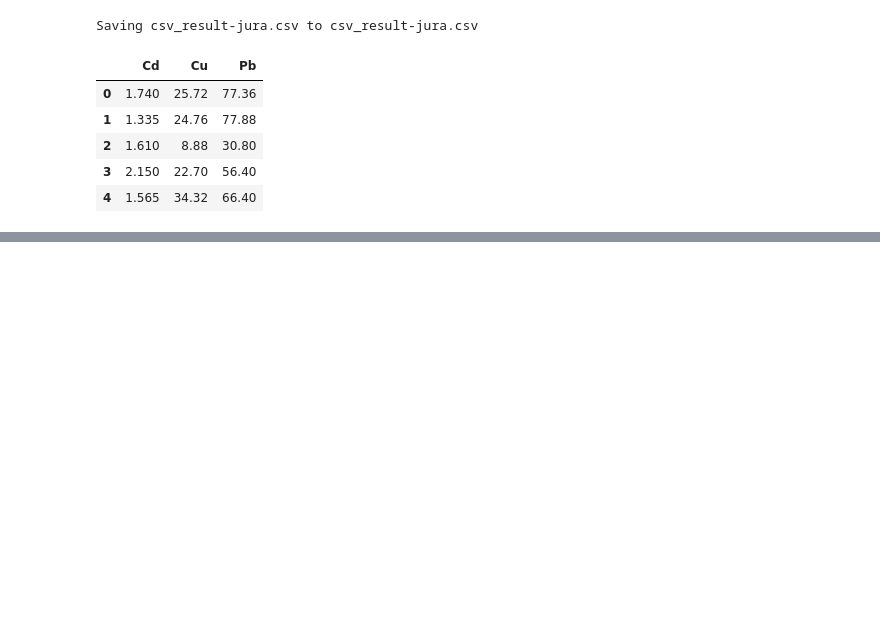
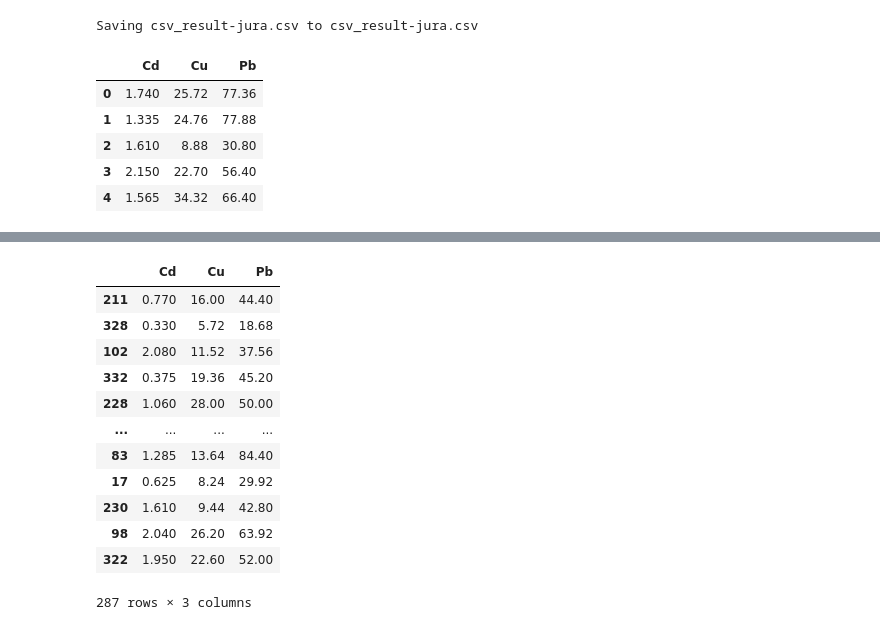
Before and after one commit to hanafimajid/tpot-mtr, a Jupyter notebook: jura.ipynb, the cells around one changed output, grey strips where cells are left out. Cells and saved outputs as stored; diff of their text form; code cells hidden in the pictures; blank space fills up the shorter version.

```diff
--- a/jura.ipynb
+++ b/jura.ipynb
@@ -141 +90,17 @@ X_test = X_test_scaled
+# %%
+y_train
+# %% [output]
+|  | Cd | Cu | Pb |
+| 211 | 0.770 | 16.00 | 44.40 |
+| 328 | 0.330 | 5.72 | 18.68 |
+| 102 | 2.080 | 11.52 | 37.56 |
+| 332 | 0.375 | 19.36 | 45.20 |
+| 228 | 1.060 | 28.00 | 50.00 |
+| ... | ... | ... | ... |
+| 83 | 1.285 | 13.64 | 84.40 |
+| 17 | 0.625 | 8.24 | 29.92 |
+| 230 | 1.610 | 9.44 | 42.80 |
+| 98 | 2.040 | 26.20 | 63.92 |
+| 322 | 1.950 | 22.60 | 52.00 |
+287 rows × 3 columns
 # %%
```
Also changed, not shown: parts of 19 cells of this notebook.
